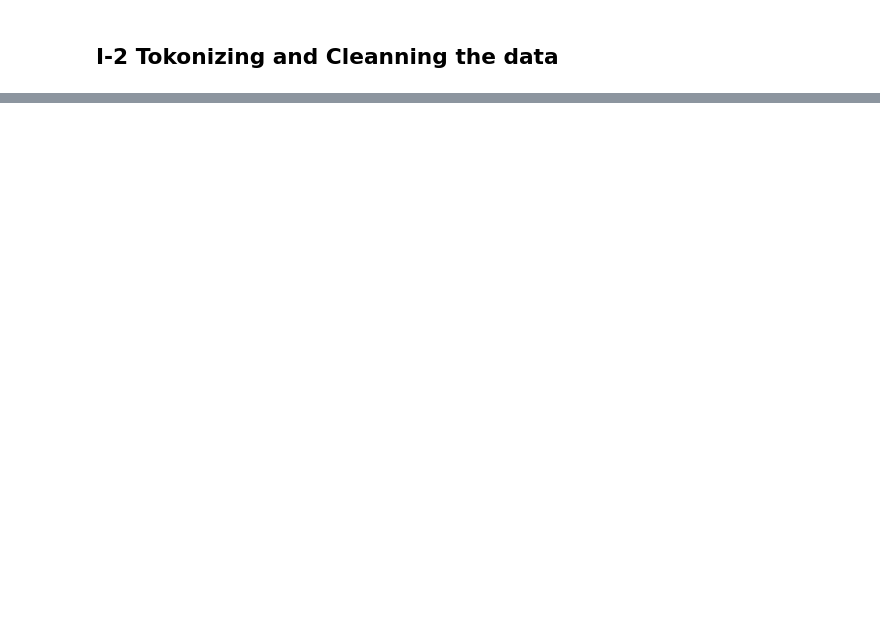
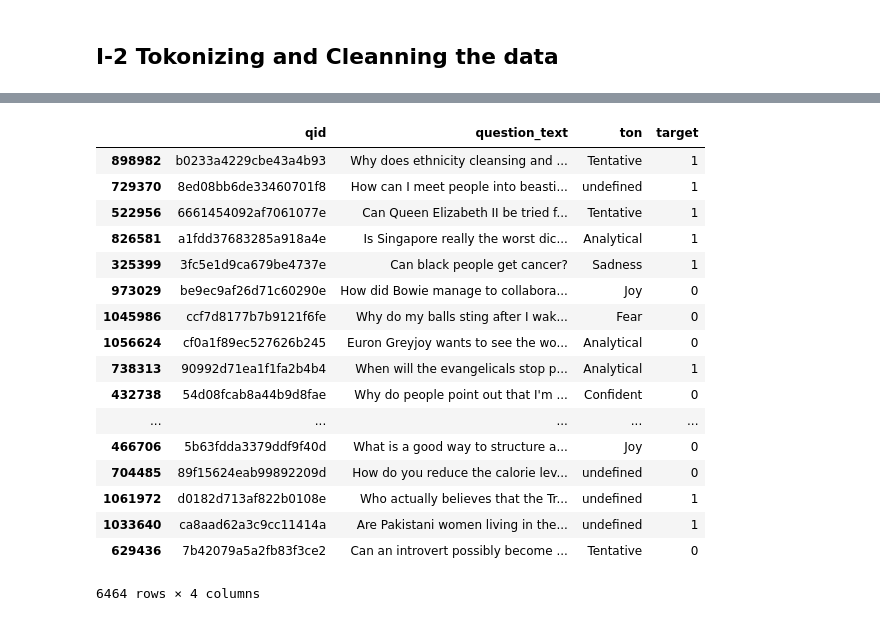
Before and after one commit to djomonam/Quora_Insincire_Classification, a Jupyter notebook: quora-question-classifier.ipynb, the cells around one changed output, grey strips where cells are left out. Saved outputs shown, nothing was run; the diff lists cells and outputs as text; code cells hidden in the pictures; blank space fills up the shorter version.

```diff
--- a/quora-question-classifier.ipynb
+++ b/quora-question-classifier.ipynb
@@ -160,0 +168,19 @@ plt.show()
+# %%
+from ibm_watson import ToneAnalyzerV3
+import json
+tone_analyzer = ToneAnalyzerV3(
+    version='2017-09-21',
+    iam_apikey='clZmOMxvCfTb-fR_XntNaDsHKFwMv3LHz4cxmrGCLZV-',
+    url='https://gateway-fra.watsonplatform.net/tone-analyzer/api'
+)
+
+# function to analyse each question
+def get_ton(text):
+    ton_result = "undefined"
+    ton_analysis = tone_analyzer.tone(tone_input=text,content_type="text/plain").get_result()
+    score = 0
+    for t in ton_analysis['document_tone']['tones']:
+        # taking the ton with the best score
+        if(t['score'] > score):
+            ton_result = str(t['tone_name'])
+    return ton_result
@@ -160,0 +203,23 @@ plt.show()
+# %%
+X_ton = pd.DataFrame(X_ton,columns=["ton"])
+train.insert(2,"ton",X_ton['ton'].values)
+train
+# %% [output]
+|  | qid | question_text | ton | target |
+| 898982 | b0233a4229cbe43a4b93 | Why does ethnicity cleansing and ... | Tentative | 1 |
+| 729370 | 8ed08bb6de33460701f8 | How can I meet people into beasti... | undefined | 1 |
+| 522956 | 6661454092af7061077e | Can Queen Elizabeth II be tried f... | Tentative | 1 |
+| 826581 | a1fdd37683285a918a4e | Is Singapore really the worst dic... | Analytical | 1 |
+| 325399 | 3fc5e1d9ca679be4737e | Can black people get cancer? | Sadness | 1 |
+| 973029 | be9ec9af26d71c60290e | How did Bowie manage to collabora... | Joy | 0 |
+| 1045986 | ccf7d8177b7b9121f6fe | Why do my balls sting after I wak... | Fear | 0 |
+| 1056624 | cf0a1f89ec527626b245 | Euron Greyjoy wants to see the wo... | Analytical | 0 |
+| 738313 | 90992d71ea1f1fa2b4b4 | When will the evangelicals stop p... | Analytical | 1 |
+| 432738 | 54d08fcab8a44b9d8fae | Why do people point out that I'm ... | Confident | 0 |
+| ... | ... | ... | ... | ... |
+| 466706 | 5b63fdda3379ddf9f40d | What is a good way to structure a... | Joy | 0 |
+| 704485 | 89f15624eab99892209d | How do you reduce the calorie lev... | undefined | 0 |
+| 1061972 | d0182d713af822b0108e | Who actually believes that the Tr... | undefined | 1 |
+| 1033640 | ca8aad62a3c9cc11414a | Are Pakistani women living in the... | undefined | 1 |
+| 629436 | 7b42079a5a2fb83f3ce2 | Can an introvert possibly become ... | Tentative | 0 |
+6464 rows × 4 columns
```
Also changed, not shown: parts of 27 cells of this notebook, 2 other files.
